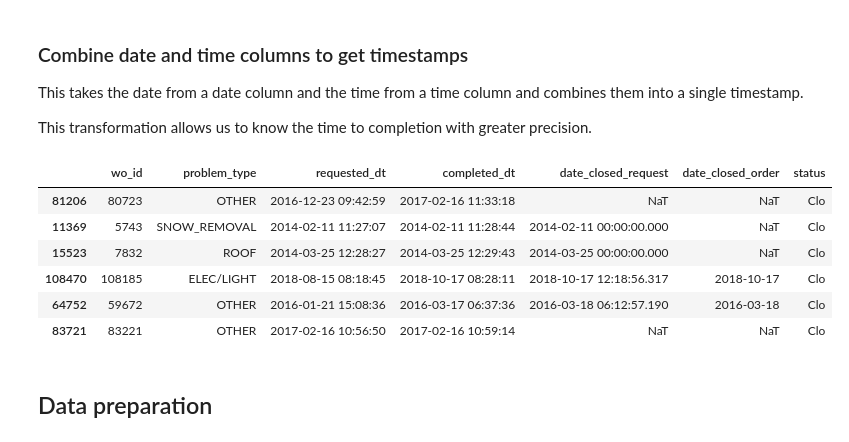
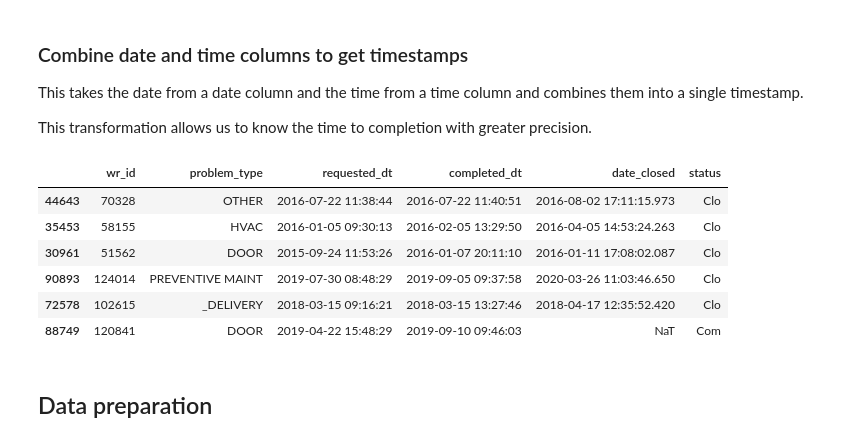
Before and after one commit to department-of-general-services/KPI_central, a Jupyter notebook: FMD_scorecard.ipynb, the cells around one changed output. Saved outputs shown, nothing was run; the diff lists cells and outputs as text; code cells hidden in the pictures.

```diff
--- a/FMD_scorecard.ipynb
+++ b/FMD_scorecard.ipynb
@@ -103,0 +76,16 @@ The tidied work orders dataframe has 102,434 rows.
+# %%
+def tidy_up_wr(df):
+    df = df.copy()
+    df = df.loc[:, ~df.columns.duplicated()]
+    df = df.dropna(subset=["wr_id", "problem_type"])
+    df = df.applymap(lambda x: x.strip() if isinstance(x, str) else x)
+    df["wr_id"] = df["wr_id"].astype(int) # .astype(str)
+    cond_valid = ~df["problem_type"].str.contains("TEST")
+    df = df[cond_valid]
+    df["status"] = df["status"].replace("A", "AA", regex=False)
+    return df
+
+# apply the tidy up function
+wr_tidy = tidy_up_wr(kpis_raw)
+
+print(f"The tidied work orders dataframe has {wr_tidy.shape[0]:,} rows.")
@@ -105,8 +95,8 @@ The tidied work orders dataframe has 102,434 rows.
 ### Remove duplicate work orders
 Removes rows where technician says WR is a duplicate in the description, and the status is "Canceled", "Closed", or "Rejected".
 # %%
-# wr_deduped = drop_dupes(wr_unique_ids)
-wr_deduped = wr_unique_ids.copy()
+# wr_deduped = drop_dupes(wr_tidy)
+wr_deduped = wr_tidy.copy()
 # print(f"The deduped work orders dataframe has {wr_deduped.shape[0]:,} rows.")
 # print(
 #     f"Removing duplicates has cut {wr_tidy.shape[0] - wr_deduped.shape[0]:,} rows from the work orders dataframe."
@@ -123,29 +113,27 @@ wr_dt = glue_date_time(wr_deduped, "date_requested", "time_requested", "requeste
 # glue the date and time for completion
 wr_dt = glue_date_time(wr_dt, "date_completed", "time_completed", "completed_dt")
 
-wr_dt["date_closed_request"] = wr_dt["date_closed_request"].astype("datetime64")
 # convert "date closed_order" to date time (this column has no time information)
-wr_dt["date_closed_order"] = wr_dt["date_closed_order"].astype("datetime64")
+wr_dt["date_closed"] = wr_dt["date_closed"].astype("datetime64")
 # %%
 wr_dt[
     [
         "wr_id",
         "problem_type",
         "requested_dt",
         "completed_dt",
-        "date_closed_request",
-        "date_closed_order",
+        "date_closed",
         "status",
     ]
 ].sample(6, random_state=451)
 # %% [output]
-|  | wo_id | problem_type | requested_dt | completed_dt | date_closed_request | date_closed_order | status |
-| 81206 | 80723 | OTHER | 2016-12-23 09:42:59 | 2017-02-16 11:33:18 | NaT | NaT | Clo |
-| 11369 | 5743 | SNOW_REMOVAL | 2014-02-11 11:27:07 | 2014-02-11 11:28:44 | 2014-02-11 00:00:00.000 | NaT | Clo |
-| 15523 | 7832 | ROOF | 2014-03-25 12:28:27 | 2014-03-25 12:29:43 | 2014-03-25 00:00:00.000 | NaT | Clo |
-| 108470 | 108185 | ELEC/LIGHT | 2018-08-15 08:18:45 | 2018-10-17 08:28:11 | 2018-10-17 12:18:56.317 | 2018-10-17 | Clo |
-| 64752 | 59672 | OTHER | 2016-01-21 15:08:36 | 2016-03-17 06:37:36 | 2016-03-18 06:12:57.190 | 2016-03-18 | Clo |
-| 83721 | 83221 | OTHER | 2017-02-16 10:56:50 | 2017-02-16 10:59:14 | NaT | NaT | Clo |
+|  | wr_id | problem_type | requested_dt | completed_dt | date_closed | status |
+| 44643 | 70328 | OTHER | 2016-07-22 11:38:44 | 2016-07-22 11:40:51 | 2016-08-02 17:11:15.973 | Clo |
+| 35453 | 58155 | HVAC | 2016-01-05 09:30:13 | 2016-02-05 13:29:50 | 2016-04-05 14:53:24.263 | Clo |
+| 30961 | 51562 | DOOR | 2015-09-24 11:53:26 | 2016-01-07 20:11:10 | 2016-01-11 17:08:02.087 | Clo |
+| 90893 | 124014 | PREVENTIVE MAINT | 2019-07-30 08:48:29 | 2019-09-05 09:37:58 | 2020-03-26 11:03:46.650 | Clo |
+| 72578 | 102615 | _DELIVERY | 2018-03-15 09:16:21 | 2018-03-15 13:27:46 | 2018-04-17 12:35:52.420 | Clo |
+| 88749 | 120841 | DOOR | 2019-04-22 15:48:29 | 2019-09-10 09:46:03 | NaT | Com |
 # %% [markdown]
 ## Data preparation
 # %% [markdown]
```
Also changed, not shown: parts of 17 cells of this notebook, 2 other files.
